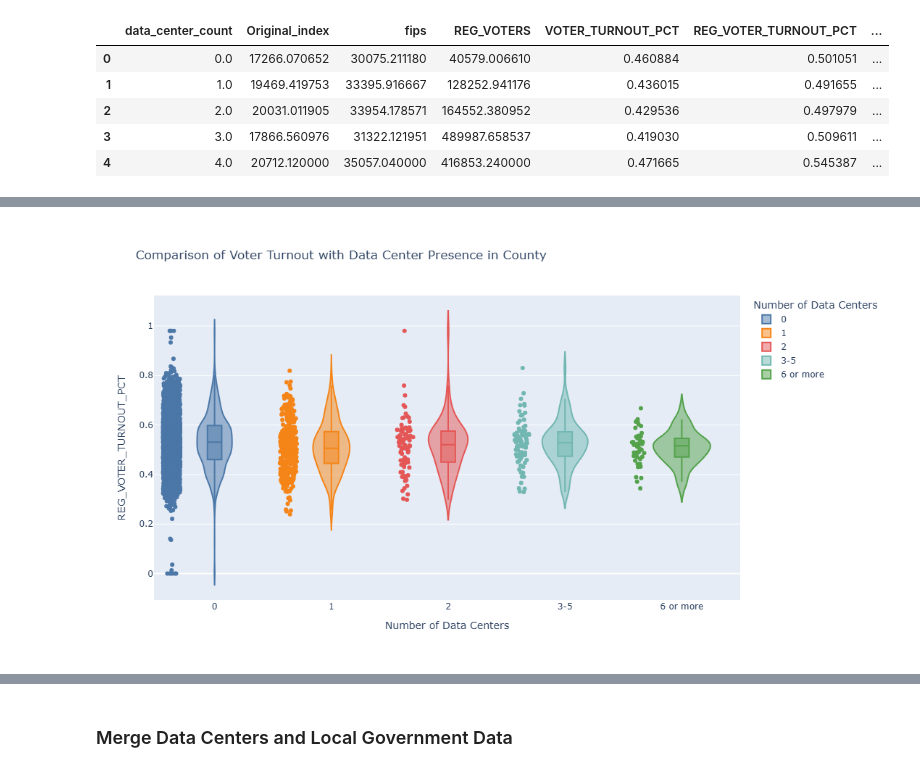
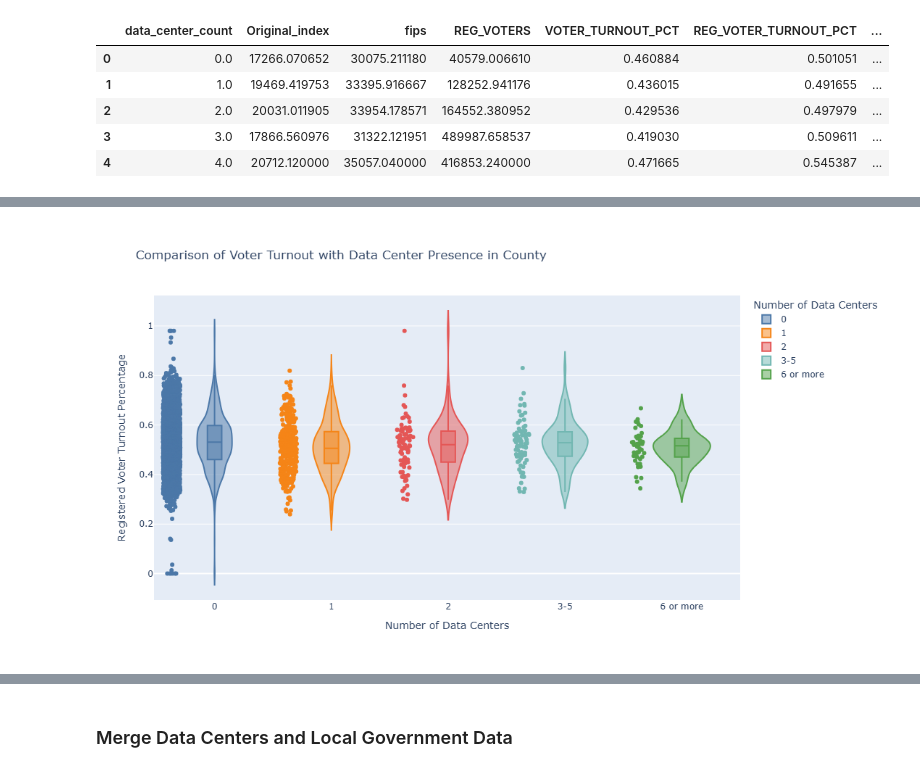
Before and after one commit to agrace339/Data-Center-Impact-Explorer, a Jupyter notebook: Script/EDA Politics.ipynb, the cells around one changed output, grey strips where cells are left out. Drawn from its saved outputs; the diff is of its cells as text; code cells hidden in the pictures.

```diff
--- a/Script/EDA Politics.ipynb
+++ b/Script/EDA Politics.ipynb
@@ -145,19 +186,20 @@ dc_nanda_df["data_center_bins"] = pd.cut(dc_nanda_df["data_center_count"], bins
 # %%
-# TODO: see if I can reflect how the number of instances in different violin plots is different
-# Experiment with violin plotting
+# Violin plotting with binned data center count
+# https://plotly.com/python/violin/
+
 fig = px.violin(dc_nanda_df, y = "REG_VOTER_TURNOUT_PCT",
                 x = "data_center_bins", color = "data_center_bins",
                 box = True,
                 points = "all",
                 category_orders = {"data_center_bins": bin_labels},
                 color_discrete_sequence = px.colors.qualitative.T10,
                 width = 1000, height = 600,
                 title = "Comparison of Voter Turnout with Data Center Presence in County",
                   labels = {
                     "data_center_bins": "Number of Data Centers",
-                    "VOTER_TURNOUT_PCT": "Voter Turnout Percentage"
+                    "REG_VOTER_TURNOUT_PCT": "Registered Voter Turnout Percentage"
                   },
                )
 fig.show()
 # %% [output]
-[figure, old version]
+[figure, new version]
```
Also changed, not shown: parts of 12 cells of this notebook.
